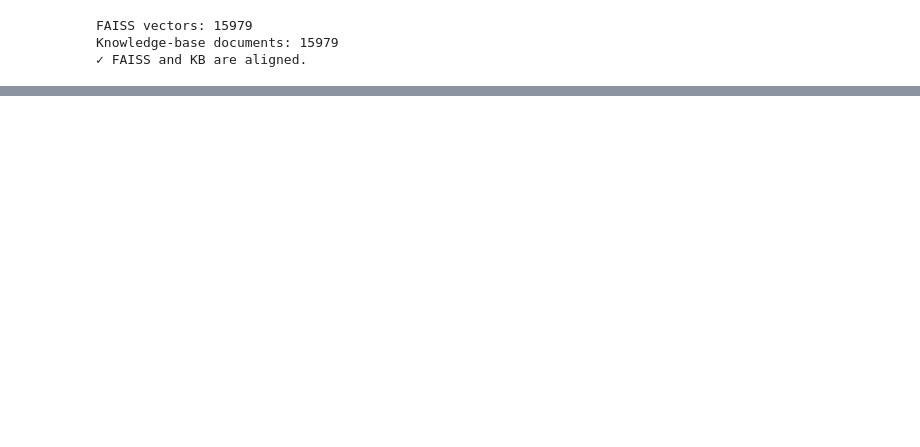
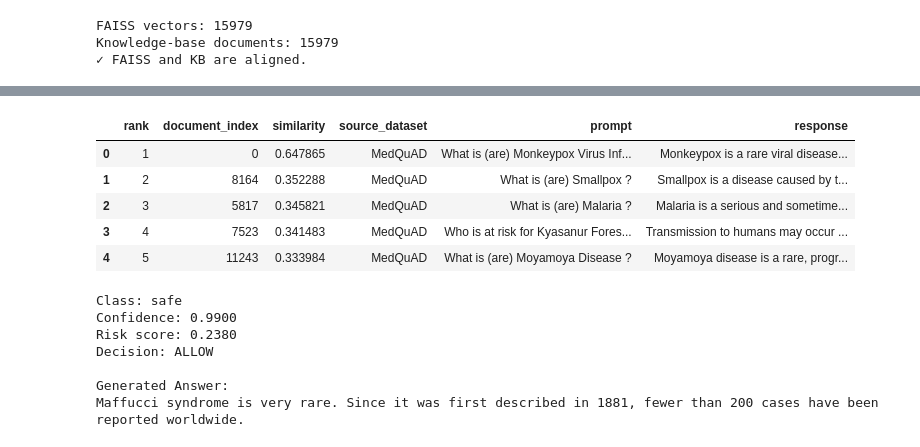
Before and after one commit to projectteam3aiml-spec/LLM-Security_Platform, a Jupyter notebook: Healthcare_Dataset_Preparation/notebooks/15_rag_llm_integration.ipynb, the cells around one changed output, grey strips where cells are left out. Cells and saved outputs as stored; diff of their text form; code cells hidden in the pictures; blank space fills up the shorter version.

```diff
--- a/Healthcare_Dataset_Preparation/notebooks/15_rag_llm_integration.ipynb
+++ b/Healthcare_Dataset_Preparation/notebooks/15_rag_llm_integration.ipynb
@@ -250,0 +513,54 @@ Model type should be one of GPT2Config, AfmoeConfig, ApertusConfig, ArceeConfig,
+# %%
+# ============================================================
+# 13. INSPECT RETRIEVAL RESULTS
+# ============================================================
+
+result = rag_pipeline(
+    "What is monkeypox?",
+    top_k=5,
+)
+
+if result["retrieval_performed"]:
+    display(
+        result["retrieval_results"]
+    )
+
+
+# ============================================================
+# 14. MARFAN SYNDROME EXAMPLE
+# ============================================================
+
+prompt = "What is Marfan syndrome?"
+
+result = rag_pipeline(
+    prompt,
+    top_k=5,
+)
+
+print("Class:", result["predicted_class"])
+print(
+    "Confidence:",
+    f"{result['confidence']:.4f}",
+)
+print(
+    "Risk score:",
+    f"{result['risk_score']:.4f}",
+)
+print("Decision:", result["decision"])
+
+print("\nGenerated Answer:")
+print(result["answer"])
+# %% [output]
+|  | rank | document_index | similarity | source_dataset | prompt | response |
+| 0 | 1 | 0 | 0.647865 | MedQuAD | What is (are) Monkeypox Virus Inf... | Monkeypox is a rare viral disease... |
+| 1 | 2 | 8164 | 0.352288 | MedQuAD | What is (are) Smallpox ? | Smallpox is a disease caused by t... |
+| 2 | 3 | 5817 | 0.345821 | MedQuAD | What is (are) Malaria ? | Malaria is a serious and sometime... |
+| 3 | 4 | 7523 | 0.341483 | MedQuAD | Who is at risk for Kyasanur Fores... | Transmission to humans may occur ... |
+| 4 | 5 | 11243 | 0.333984 | MedQuAD | What is (are) Moyamoya Disease ? | Moyamoya disease is a rare, progr... |
+Class: safe
+Confidence: 0.9900
+Risk score: 0.2380
+Decision: ALLOW
+
+Generated Answer:
+Maffucci syndrome is very rare. Since it was first described in 1881, fewer than 200 cases have been reported worldwide.
```
Also changed, not shown: parts of 23 cells of this notebook, 31 other files.
